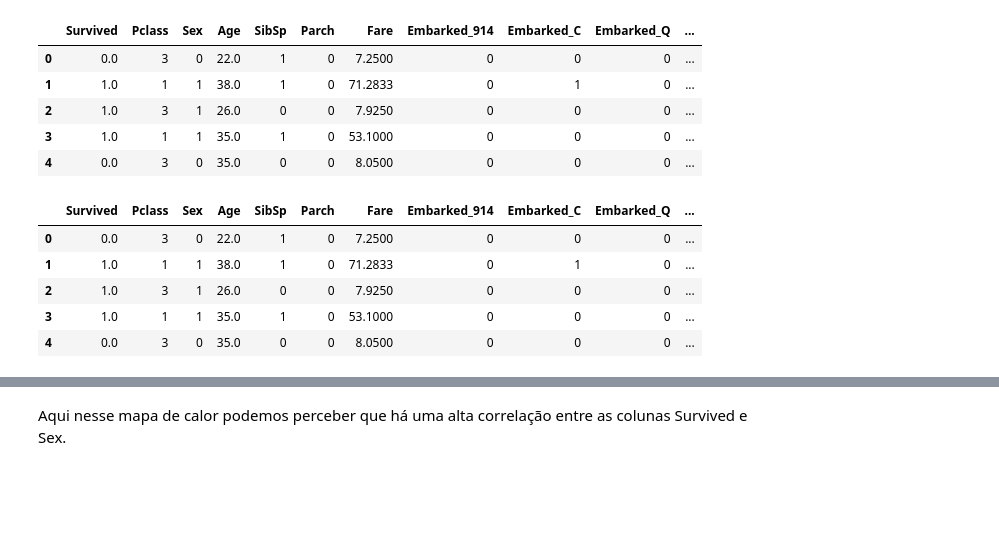
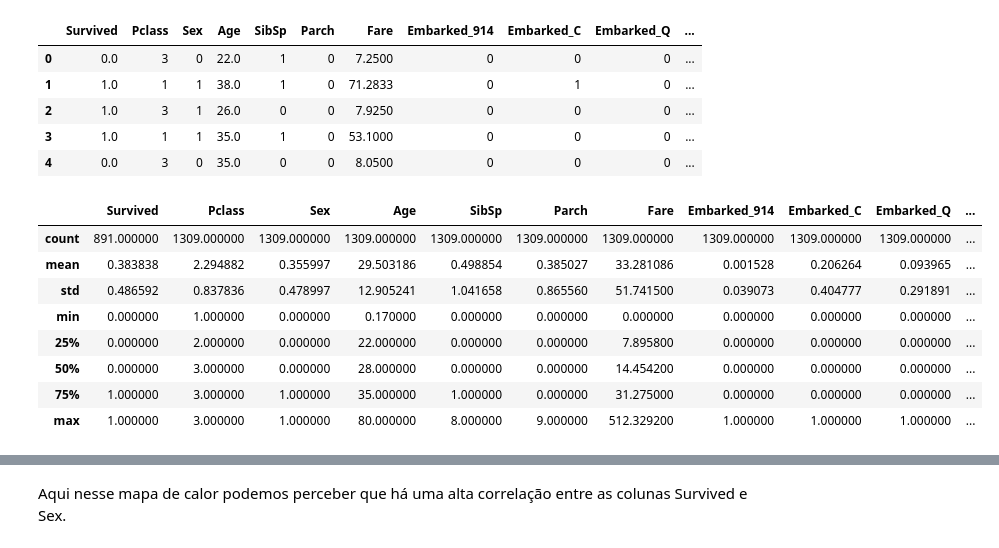
Before and after one commit to josepefg/kaggle, a Jupyter notebook: Titanic.ipynb, the cells around one changed output, grey strips where cells are left out. Saved outputs shown, nothing was run; the diff lists cells and outputs as text; code cells hidden in the pictures; blank space fills up the shorter version.

```diff
--- a/Titanic.ipynb
+++ b/Titanic.ipynb
@@ -228,15 +228,20 @@ display(df_merged.head())
 | 4 | 0.0 | 3 | 0 | 35.0 | 0 | 0 | 8.0500 | 0 | 0 | 0 | ... |
 # %%
 # Criando coluna para tamanho da familia
-df_merged['FamilySize'] = df_merged['SibSp'] + df_merged['Parch'] + 1
-df_merged.head()
+# df_merged['FamilySize'] = df_merged['SibSp'] + df_merged['Parch'] + 1
+# df_merged.head()
-# %% [output]
-|  | Survived | Pclass | Sex | Age | SibSp | Parch | Fare | Embarked_914 | Embarked_C | Embarked_Q | ... |
-| 0 | 0.0 | 3 | 0 | 22.0 | 1 | 0 | 7.2500 | 0 | 0 | 0 | ... |
-| 1 | 1.0 | 1 | 1 | 38.0 | 1 | 0 | 71.2833 | 0 | 1 | 0 | ... |
-| 2 | 1.0 | 3 | 1 | 26.0 | 0 | 0 | 7.9250 | 0 | 0 | 0 | ... |
-| 3 | 1.0 | 1 | 1 | 35.0 | 1 | 0 | 53.1000 | 0 | 0 | 0 | ... |
-| 4 | 0.0 | 3 | 0 | 35.0 | 0 | 0 | 8.0500 | 0 | 0 | 0 | ... |
+# %%
+df_merged.describe()
+# %% [output]
+|  | Survived | Pclass | Sex | Age | SibSp | Parch | Fare | Embarked_914 | Embarked_C | Embarked_Q | ... |
+| count | 891.000000 | 1309.000000 | 1309.000000 | 1309.000000 | 1309.000000 | 1309.000000 | 1309.000000 | 1309.000000 | 1309.000000 | 1309.000000 | ... |
+| mean | 0.383838 | 2.294882 | 0.355997 | 29.503186 | 0.498854 | 0.385027 | 33.281086 | 0.001528 | 0.206264 | 0.093965 | ... |
+| std | 0.486592 | 0.837836 | 0.478997 | 12.905241 | 1.041658 | 0.865560 | 51.741500 | 0.039073 | 0.404777 | 0.291891 | ... |
+| min | 0.000000 | 1.000000 | 0.000000 | 0.170000 | 0.000000 | 0.000000 | 0.000000 | 0.000000 | 0.000000 | 0.000000 | ... |
+| 25% | 0.000000 | 2.000000 | 0.000000 | 22.000000 | 0.000000 | 0.000000 | 7.895800 | 0.000000 | 0.000000 | 0.000000 | ... |
+| 50% | 0.000000 | 3.000000 | 0.000000 | 28.000000 | 0.000000 | 0.000000 | 14.454200 | 0.000000 | 0.000000 | 0.000000 | ... |
+| 75% | 1.000000 | 3.000000 | 1.000000 | 35.000000 | 1.000000 | 0.000000 | 31.275000 | 0.000000 | 0.000000 | 0.000000 | ... |
+| max | 1.000000 | 3.000000 | 1.000000 | 80.000000 | 8.000000 | 9.000000 | 512.329200 | 1.000000 | 1.000000 | 1.000000 | ... |
 # %%
 # Recuperar datasets de treino e teste
 train_new = df_merged.iloc[:train_idx]
```
Also changed, not shown: parts of 15 cells of this notebook.
